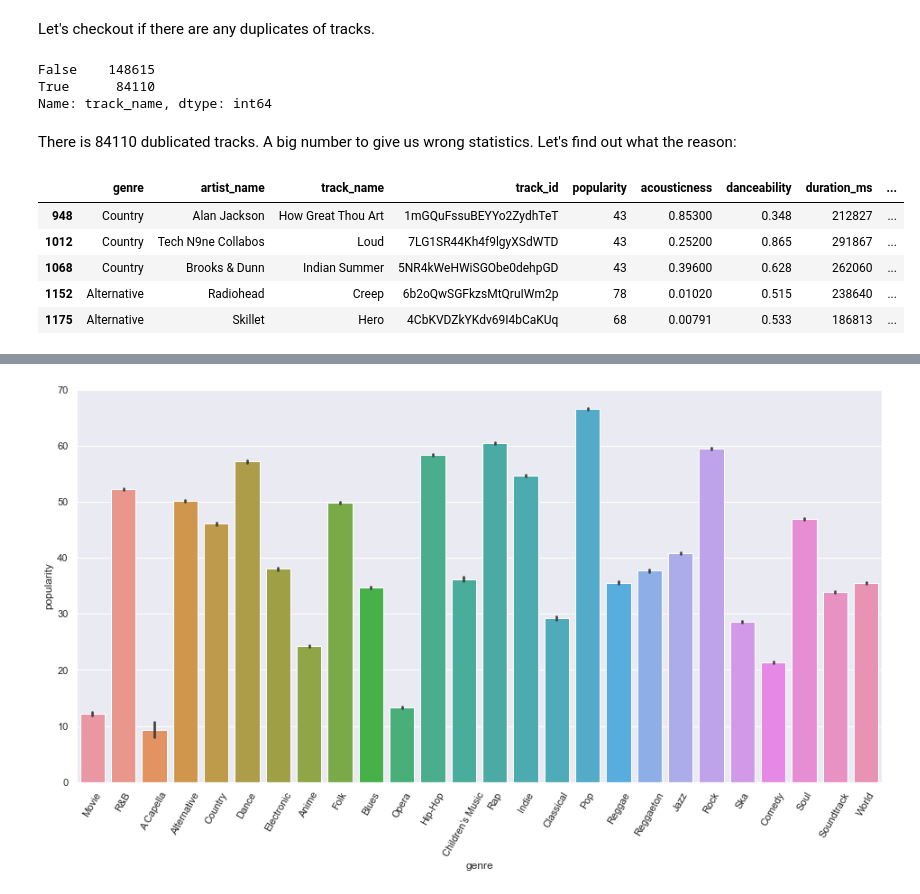
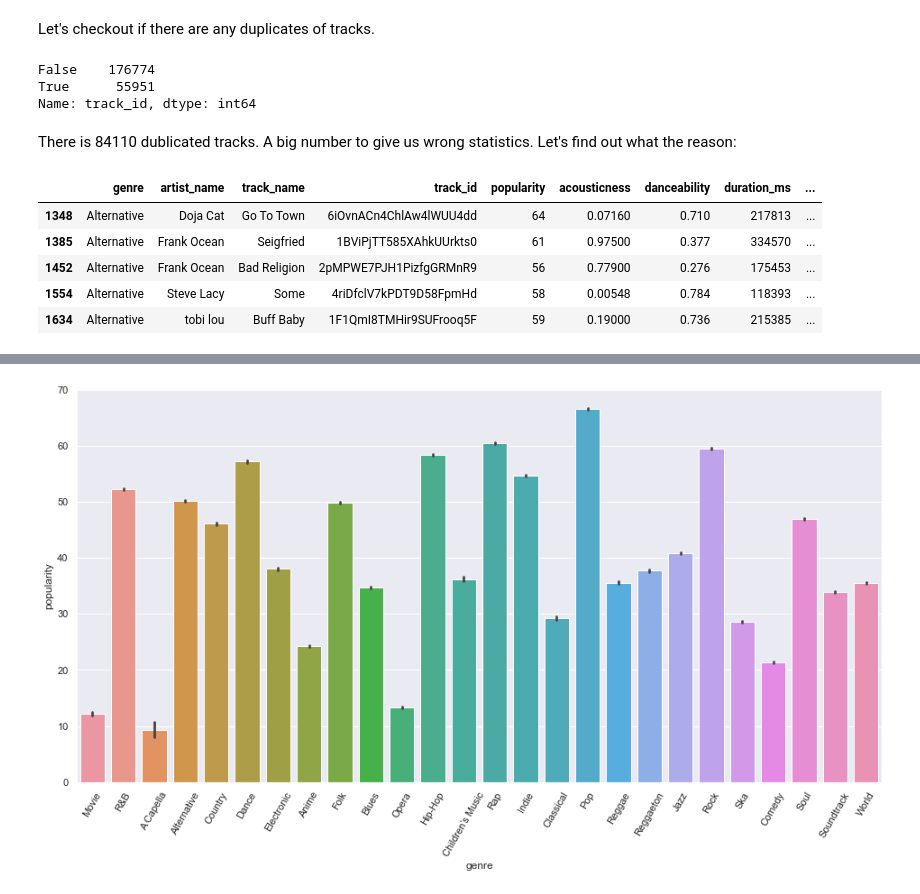
Before and after one commit to Dforgeek/ML_Classic_spotify, a Jupyter notebook: ML_Classic_Spotify.ipynb, the cells around one changed output, grey strips where cells are left out. Saved outputs shown, nothing was run; the diff lists cells and outputs as text; code cells hidden in the pictures.

Commit message:
Removed duplicates

```diff
--- a/ML_Classic_Spotify.ipynb
+++ b/ML_Classic_Spotify.ipynb
@@ -72,23 +73,23 @@ memory usage: 32.0+ MB
 # %% [markdown]
 <font size="3.5">Let's checkout if there are any duplicates of tracks.
 # %%
-df.track_name.duplicated().value_counts()
+df.track_id.duplicated().value_counts()
 # %% [output]
-False    148615
-True      84110
-Name: track_name, dtype: int64
+False    176774
+True      55951
+Name: track_id, dtype: int64
 # %% [markdown]
 There is 84110 dublicated tracks. A big number to give us wrong statistics.
 Let's find out what the reason:
 # %%
-df[df.track_name.duplicated()].head()
+df[df.track_id.duplicated()].head()
 # %% [output]
 |  | genre | artist_name | track_name | track_id | popularity | acousticness | danceability | duration_ms | ... |
-| 948 | Country | Alan Jackson | How Great Thou Art | 1mGQuFssuBEYYo2ZydhTeT | 43 | 0.85300 | 0.348 | 212827 | ... |
-| 1012 | Country | Tech N9ne Collabos | Loud | 7LG1SR44Kh4f9lgyXSdWTD | 43 | 0.25200 | 0.865 | 291867 | ... |
-| 1068 | Country | Brooks & Dunn | Indian Summer | 5NR4kWeHWiSGObe0dehpGD | 43 | 0.39600 | 0.628 | 262060 | ... |
-| 1152 | Alternative | Radiohead | Creep | 6b2oQwSGFkzsMtQruIWm2p | 78 | 0.01020 | 0.515 | 238640 | ... |
-| 1175 | Alternative | Skillet | Hero | 4CbKVDZkYKdv69I4bCaKUq | 68 | 0.00791 | 0.533 | 186813 | ... |
+| 1348 | Alternative | Doja Cat | Go To Town | 6iOvnACn4ChlAw4lWUU4dd | 64 | 0.07160 | 0.710 | 217813 | ... |
+| 1385 | Alternative | Frank Ocean | Seigfried | 1BViPjTT585XAhkUUrkts0 | 61 | 0.97500 | 0.377 | 334570 | ... |
+| 1452 | Alternative | Frank Ocean | Bad Religion | 2pMPWE7PJH1PizfgGRMnR9 | 56 | 0.77900 | 0.276 | 175453 | ... |
+| 1554 | Alternative | Steve Lacy | Some | 4riDfclV7kPDT9D58FpmHd | 58 | 0.00548 | 0.784 | 118393 | ... |
+| 1634 | Alternative | tobi lou | Buff Baby | 1F1QmI8TMHir9SUFrooq5F | 59 | 0.19000 | 0.736 | 215385 | ... |
 # %%
 df[df["artist_name"]=="Radiohead"].sort_values(by="track_name")
 # %% [output]
```
Also changed, not shown: parts of 4 cells of this notebook.
